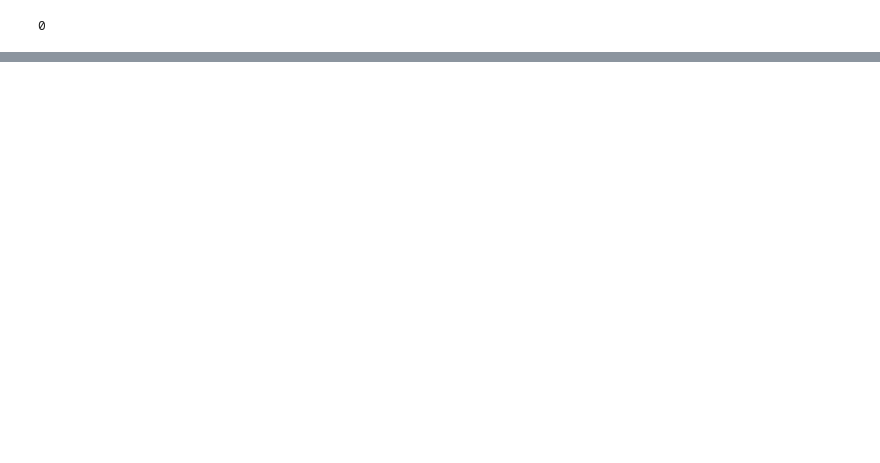
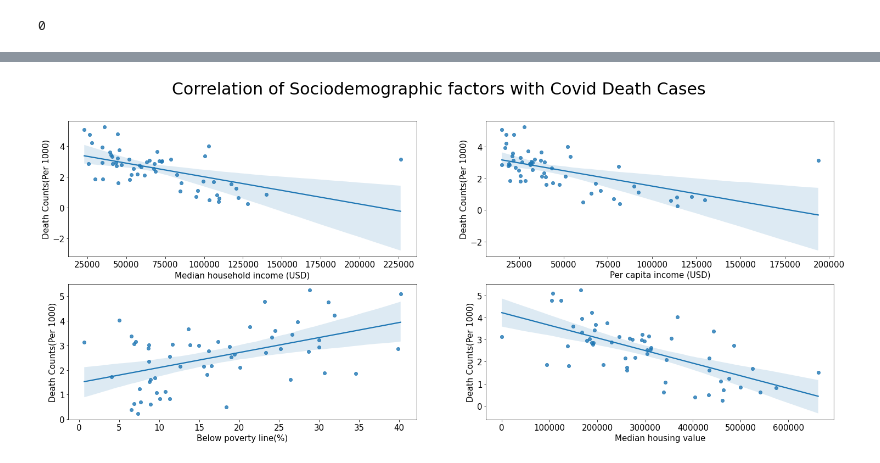
Before and after one commit to uic-cs418/modeling-the-pandemic, a Jupyter notebook: nguyen-notebook.ipynb, the cells around one changed output, grey strips where cells are left out. Drawn from its saved outputs; the diff is of its cells as text; code cells hidden in the pictures; blank space fills up the shorter version.

```diff
--- a/nguyen-notebook.ipynb
+++ b/nguyen-notebook.ipynb
@@ -328,0 +348,12 @@ df.isnull().sum().sum()
+# %%
+def scatterPlot(mergedSocCovid):
+    fig, ((ax1, ax2), (ax3, ax4)) = plt.subplots(nrows=2, ncols=2, figsize=(25,10))
+    fig.suptitle('Correlation of Sociodemographic factors with Covid Death Cases',fontsize=30)
+
+    sns.regplot(ax=ax1, data=mergedSocCovid, x="Median household income (USD)", y="Death Counts(Per 1000)")
+    sns.regplot(ax=ax2, data=mergedSocCovid, x="Per capita income (USD)", y="Death Counts(Per 1000)")
+    sns.regplot(ax=ax3, data=mergedSocCovid, x="Below poverty line(%)", y="Death Counts(Per 1000)")
+    sns.regplot(ax=ax4, data=mergedSocCovid, x="Median housing value", y="Death Counts(Per 1000)")
+scatterPlot(mergedSocCovid)
+# %% [output]
+[figure, added]
```
Also changed, not shown: parts of 5 cells of this notebook.
